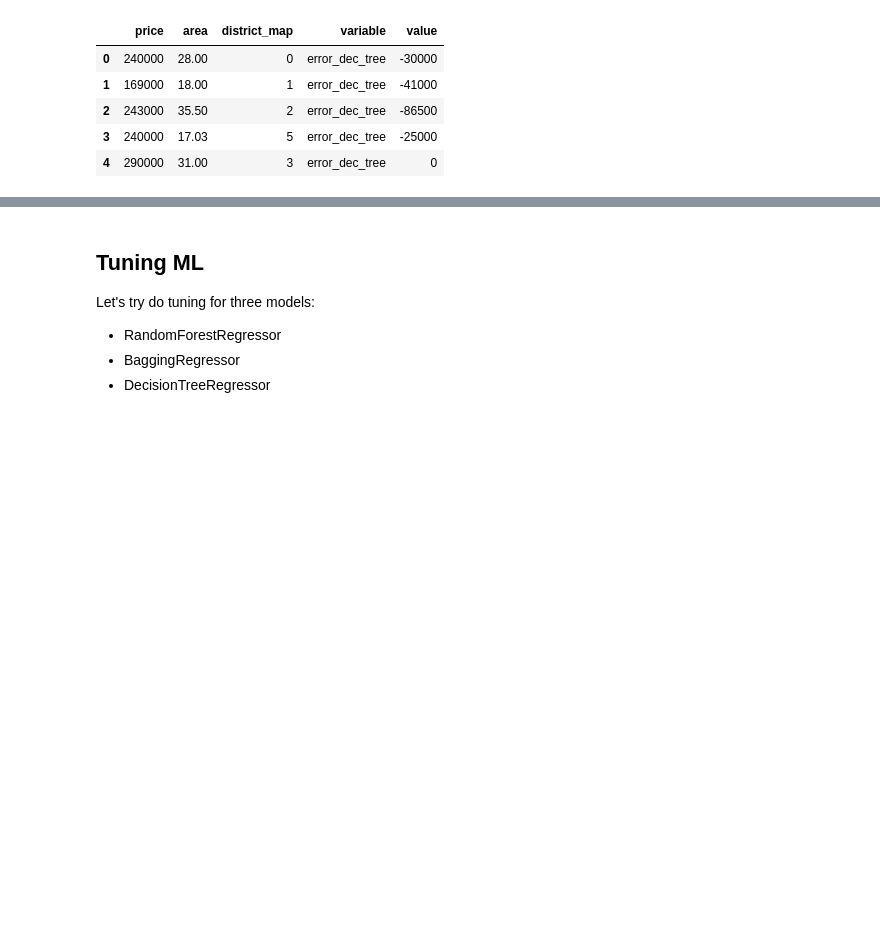
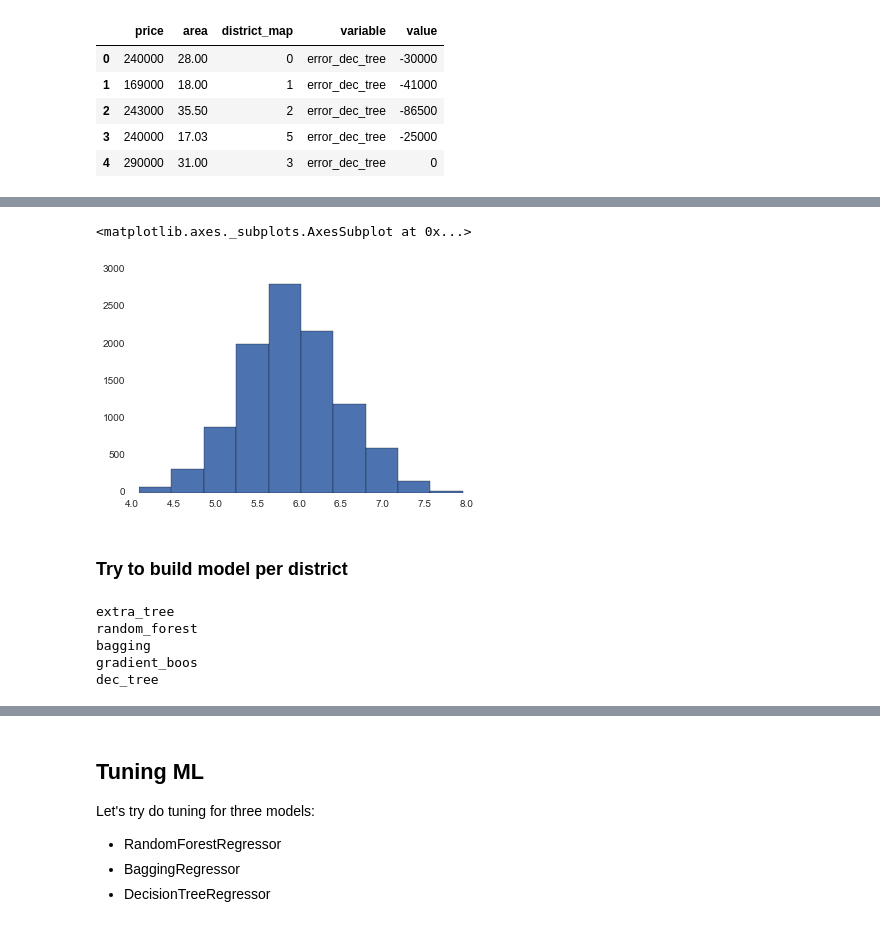
Before and after one commit to slon1024/realestate, a Jupyter notebook: Analyze.ipynb, the cells around one changed output, grey strips where cells are left out. Saved outputs shown, nothing was run; the diff lists cells and outputs as text; code cells hidden in the pictures; blank space fills up the shorter version.

```diff
--- a/Analyze.ipynb
+++ b/Analyze.ipynb
@@ -705,0 +769,7 @@ ggplot(aes(x='price', y='value', color='district_map'), test_melt) \
+# %%
+test['area_log'].hist()
+# %% [output]
+<matplotlib.axes._subplots.AxesSubplot at 0x...>
+[figure, added]
+# %% [markdown]
+### Try to build model per district
@@ -705,0 +785,15 @@ ggplot(aes(x='price', y='value', color='district_map'), test_melt) \
+# %%
+results_by_district = {}
+
+for model_name, model in models():
+    results_by_district[model_name] = {}
+    print model_name
+    for district in data['district_map'].unique():
+        result = run_model( data[ data['district_map'] == district ], model )
+        results_by_district[model_name][district] = result
+# %% [output]
+extra_tree
+random_forest
+bagging
+gradient_boos
+dec_tree
```
Also changed, not shown: parts of 32 cells of this notebook.
